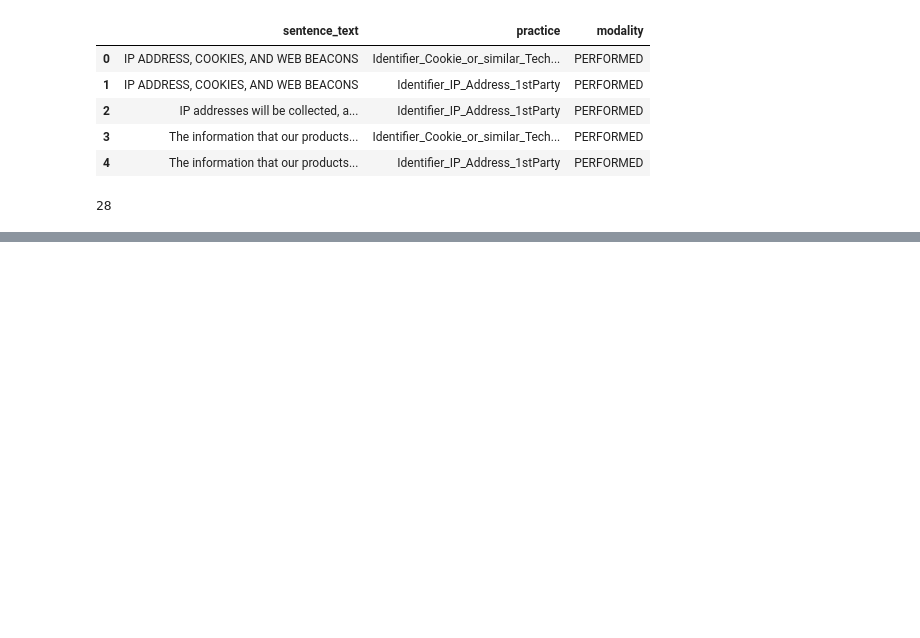
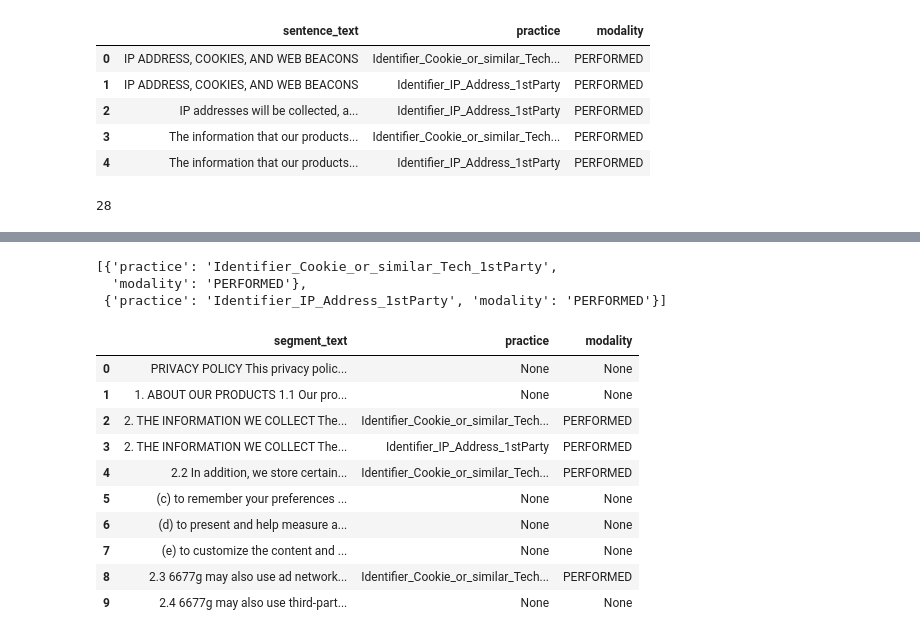
Before and after one commit to TristanKoh/capstone-repo, a Jupyter notebook: code/data_restructuring.ipynb, the cells around one changed output, grey strips where cells are left out. Saved outputs shown, nothing was run; the diff lists cells and outputs as text; code cells hidden in the pictures; blank space fills up the shorter version.

Commit message:
Create segment_text.csv

```diff
--- a/code/data_restructuring.ipynb
+++ b/code/data_restructuring.ipynb
@@ -85,0 +97,51 @@ df_sentence_text.shape[0]
+# %%
+df_doc["annotations"][2]
+# %% [output]
+[{'practice': 'Identifier_Cookie_or_similar_Tech_1stParty',
+  'modality': 'PERFORMED'},
+ {'practice': 'Identifier_IP_Address_1stParty', 'modality': 'PERFORMED'}]
+# %%
+# Flatten nested practices for each sentence
+# Sentence dict has each row as a sentence, with the corresponding practice and modality
+# If there are more than 1 practice for a sentence, the sentence is duplicated with the 2nd label
+
+segments_dict = {"segment_text" : [], "practice" : [], "modality" : []}
+
+# Iterate on the 4th column
+for row in df_doc.itertuples():
+
+    # Add segment_text first
+    segments_dict["segment_text"].append(row[2])
+
+    # If there are any annotations for that segment
+    if len(row[3]) != 0 :
+        for index, annotation in enumerate(row[3]) :
+
+            # Index is to keep track if there are more than 1 practice associated with each sentence.
+            # If there is, create a new key value pair for the same sentence with the 2nd (or more practice)
+            segments_dict["practice"].append(annotation["practice"])
+            segments_dict["modality"].append(annotation["modality"])
+            if index > 0 :
+                segments_dict["segment_text"].append(row[2])
+    else :
+        segments_dict["practice"].append(None)
+        segments_dict["modality"].append(None)
+
+
+df_segment_text = pd.DataFrame(segments_dict)
+# %%
+df_segment_text = pd.DataFrame(segments_dict)
+# %%
+df_segment_text.head(10)
+# %% [output]
+|  | segment_text | practice | modality |
+| 0 | PRIVACY POLICY This privacy polic... | None | None |
+| 1 | 1. ABOUT OUR PRODUCTS 1.1 Our pro... | None | None |
+| 2 | 2. THE INFORMATION WE COLLECT The... | Identifier_Cookie_or_similar_Tech... | PERFORMED |
+| 3 | 2. THE INFORMATION WE COLLECT The... | Identifier_IP_Address_1stParty | PERFORMED |
+| 4 | 2.2 In addition, we store certain... | Identifier_Cookie_or_similar_Tech... | PERFORMED |
+| 5 | (c) to remember your preferences ... | None | None |
+| 6 | (d) to present and help measure a... | None | None |
+| 7 | (e) to customize the content and ... | None | None |
+| 8 | 2.3 6677g may also use ad network... | Identifier_Cookie_or_similar_Tech... | PERFORMED |
+| 9 | 2.4 6677g may also use third-part... | None | None |
```
Also changed, not shown: parts of 2 cells of this notebook, 8 other files.
